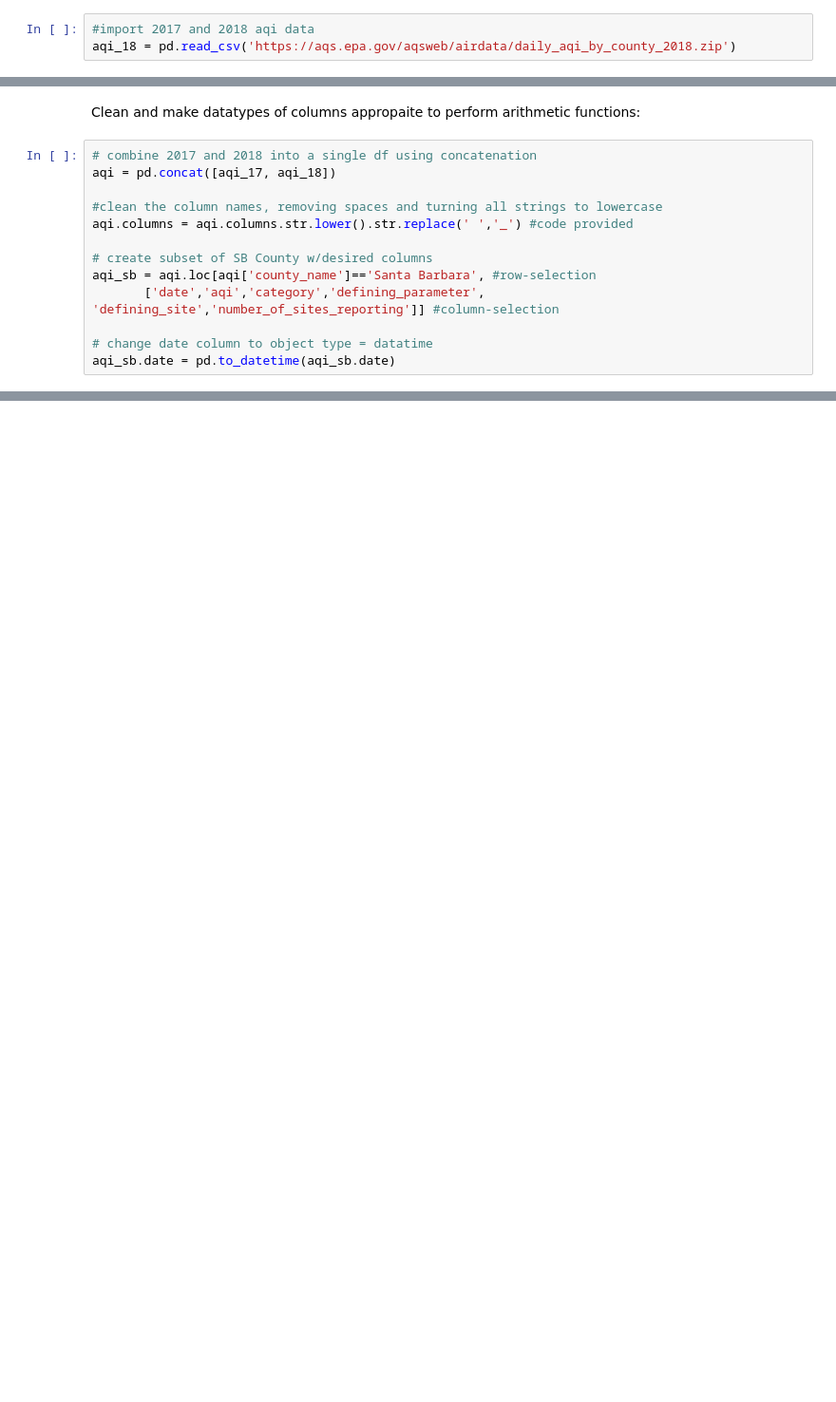
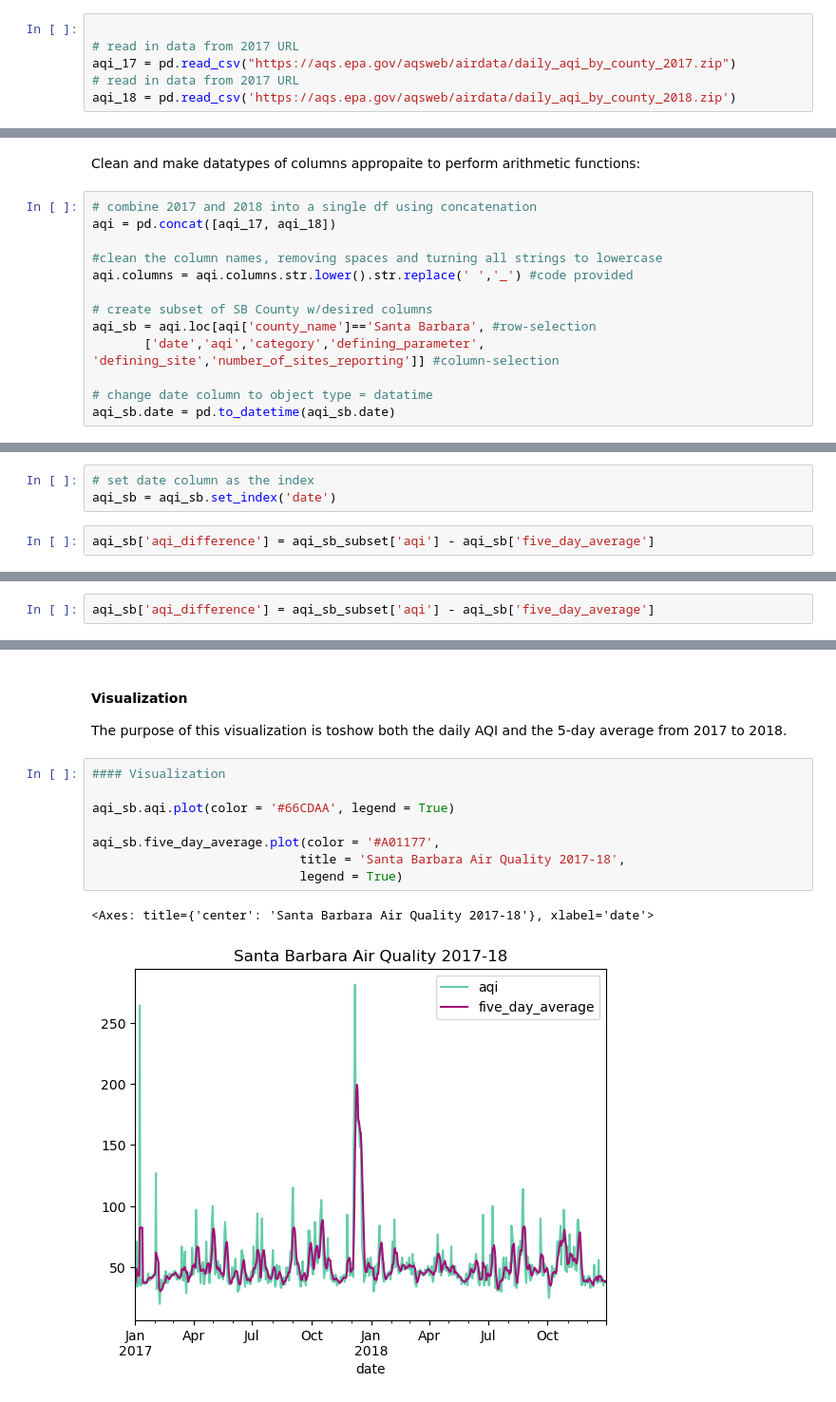
Before and after one commit to Vanessa-Salgado/eds220-hw4-task3, a Jupyter notebook: thomas_fire_analysis.ipynb, the cells around one changed output, grey strips where cells are left out. Shown: that part at 95% size. Saved outputs shown, nothing was run; the diff lists cells and outputs as text; blank space fills up the shorter version.

```diff
--- a/thomas_fire_analysis.ipynb
+++ b/thomas_fire_analysis.ipynb
@@ -72,3 +76,6 @@ from rasterio.features import rasterize
 # %%
-#import 2017 and 2018 aqi data
+
+# read in data from 2017 URL
+aqi_17 = pd.read_csv("https://aqs.epa.gov/aqsweb/airdata/daily_aqi_by_county_2017.zip")
+# read in data from 2017 URL
 aqi_18 = pd.read_csv('https://aqs.epa.gov/aqsweb/airdata/daily_aqi_by_county_2018.zip')
@@ -106,0 +133,5 @@ Inspecting the the daily AQI of Santa Barbara County would introduce a lot of no
+# %%
+# set date column as the index
+aqi_sb = aqi_sb.set_index('date')
+# %%
+aqi_sb['aqi_difference'] = aqi_sb_subset['aqi'] - aqi_sb['five_day_average']
@@ -106,0 +145,2 @@ Inspecting the the daily AQI of Santa Barbara County would introduce a lot of no
+# %%
+aqi_sb['aqi_difference'] = aqi_sb_subset['aqi'] - aqi_sb['five_day_average']
@@ -106,0 +170,14 @@ Inspecting the the daily AQI of Santa Barbara County would introduce a lot of no
+# %% [markdown]
+#### Visualization
+The purpose of this visualization is toshow both the daily AQI and the 5-day average from 2017 to 2018.
+# %%
+#### Visualization
+
+aqi_sb.aqi.plot(color = '#66CDAA', legend = True)
+
+aqi_sb.five_day_average.plot(color = '#A01177',
+                            title = 'Santa Barbara Air Quality 2017-18',
+                            legend = True)
+# %% [output]
+<Axes: title={'center': 'Santa Barbara Air Quality 2017-18'}, xlabel='date'>
+[figure, added]
```
Also changed, not shown: parts of 22 cells of this notebook.
